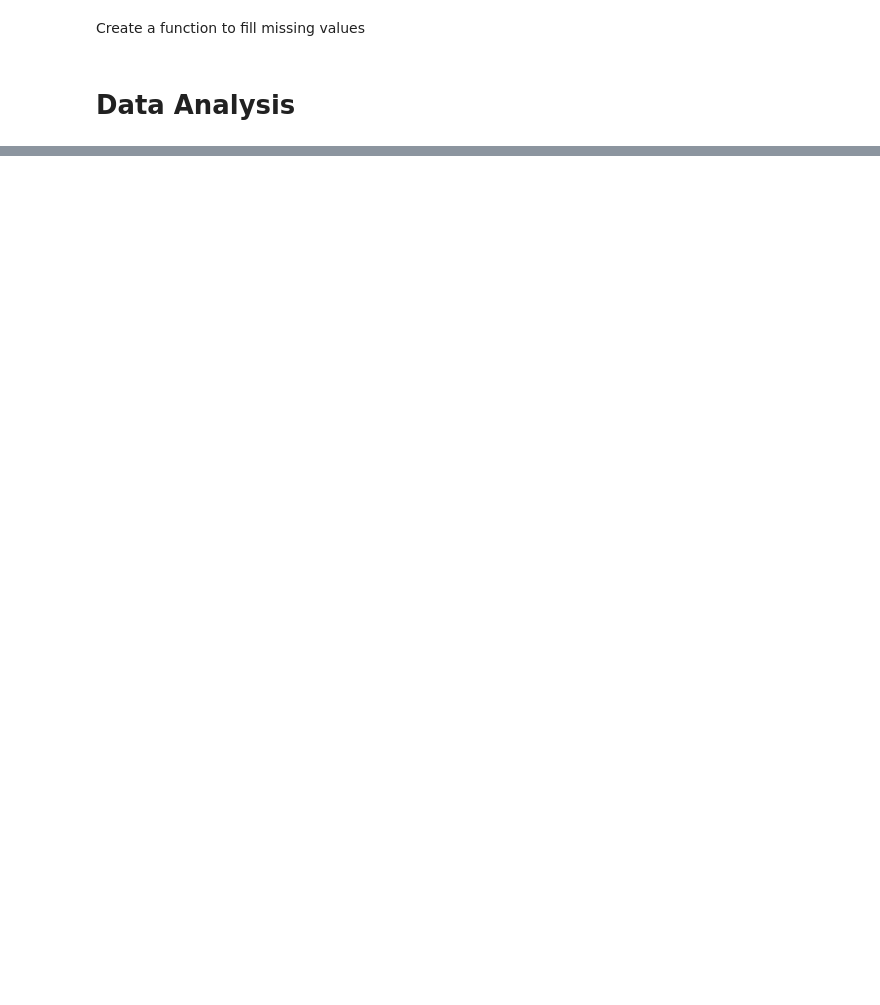
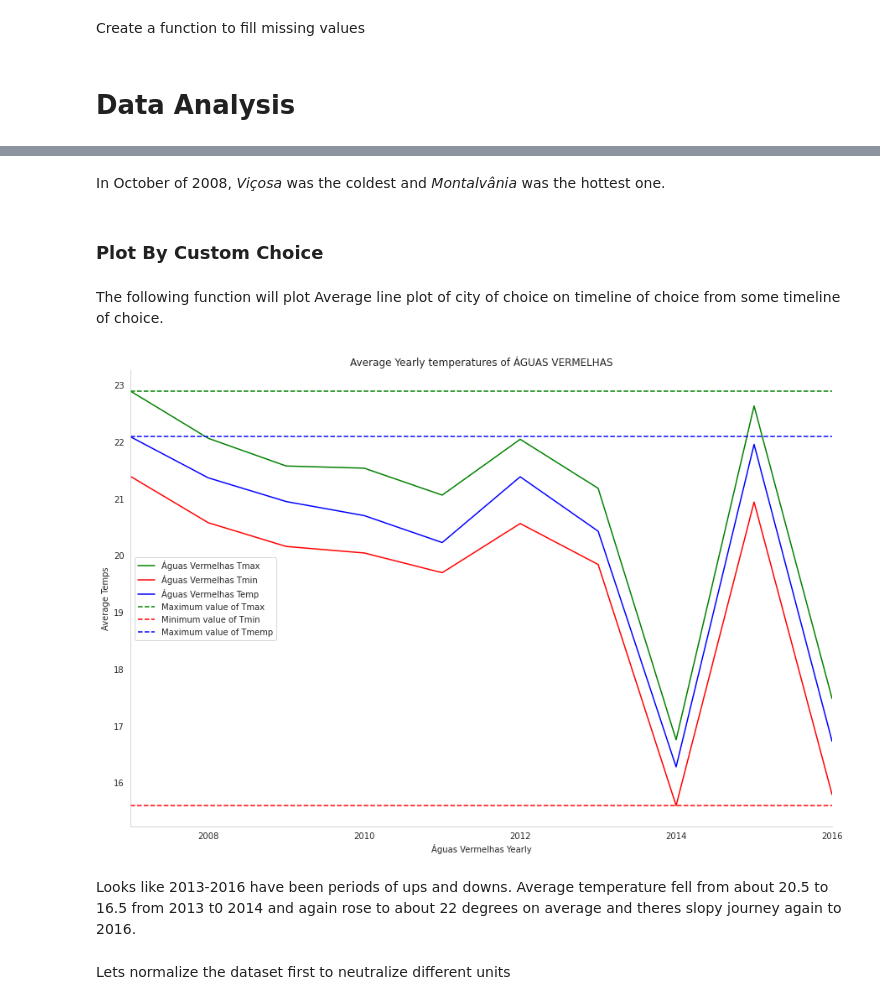
Before and after one commit to ducnguyen4993/Hourly-Weather-Surface---Brazil-Southeast-region-Data-Analysis, a Jupyter notebook: weather data analysis.ipynb, the cells around one changed output, grey strips where cells are left out. Saved outputs shown, nothing was run; the diff lists cells and outputs as text; code cells hidden in the pictures; blank space fills up the shorter version.

Commit message:
Addition of Analysis From both collaborators

```diff
--- a/weather data analysis.ipynb
+++ b/weather data analysis.ipynb
@@ -310,0 +475,57 @@ sample_df['gust'] = sample_df[['temp','gust']].apply(fill_missing_gust,axis=1)
+# %% [markdown]
+In October of 2008, *Viçosa* was the coldest and *Montalvânia* was the hottest one.
+# %% [markdown]
+### Plot By Custom Choice
+# %% [markdown]
+The following function will plot Average  line plot of city of choice on timeline of choice from some timeline of choice.
+# %%
+timeline={"Weekly":"W","Monthly":"M","Yearly":"Y"}
+
+# provide timeline among weekly, monthly or yearly. The default value is Yearly.
+# Remember y_lim has not been set so, comparision might not be good idea
+def temp_analysis(city, time_line="Yearly"):
+
+    c=temperature_df[temperature_df['city']==city]
+    #print(c)
+    # Resample it on average
+    d=c.resample(timeline[time_line.title()]).mean()
+    #Find extremes
+    max_tmax = d['tmax'].max()
+    min_tmin = d['tmin'].min()
+    max_temp = d['temp'].max()
+
+    plt.figure(figsize=(15,10))
+    # plot temperatures
+    d['tmax'].plot(color='green',label="{} Tmax".format(city))
+    d['tmin'].plot(color='red',label="{} Tmin".format(city))
+    d['temp'].plot(color='blue',label="{} Temp".format(city))
+
+    # Plot min or max hlines
+    plt.axhline(max_tmax,color="green",linestyle='--', label="Maximum value of Tmax")
+    plt.axhline(min_tmin,color="red",linestyle='--',label="Minimum value of Tmin")
+    plt.axhline(max_temp,color="blue",linestyle='--',label="Maximum value of Tmemp")
+
+    #Set spines invisible
+    plt.gca().spines['right'].set_visible(False)
+    plt.gca().spines['top'].set_visible(False)
+
+    #Set grid invisible
+    plt.grid(False)
+
+    plt.xlabel("{} {}".format(city.title(), time_line))
+    plt.ylabel("Average Temps")
+    plt.title("Average {} temperatures of {}".format(time_line, city.upper()))
+    plt.legend(loc=0)
+
+
+
+    plt.show()
+# %%
+#temp_analysis('Vitória',"Yearly")
+temp_analysis('Águas Vermelhas')
+# %% [output]
+[figure, added]
+# %% [markdown]
+Looks like 2013-2016 have been periods of ups and downs. Average temperature  fell from about 20.5 to  16.5 from 2013 t0 2014 and again rose to about 22 degrees on average and theres slopy journey again to 2016.
+# %% [markdown]
+Lets normalize the dataset first to neutralize different units
```
Also changed, not shown: parts of 63 cells of this notebook.
